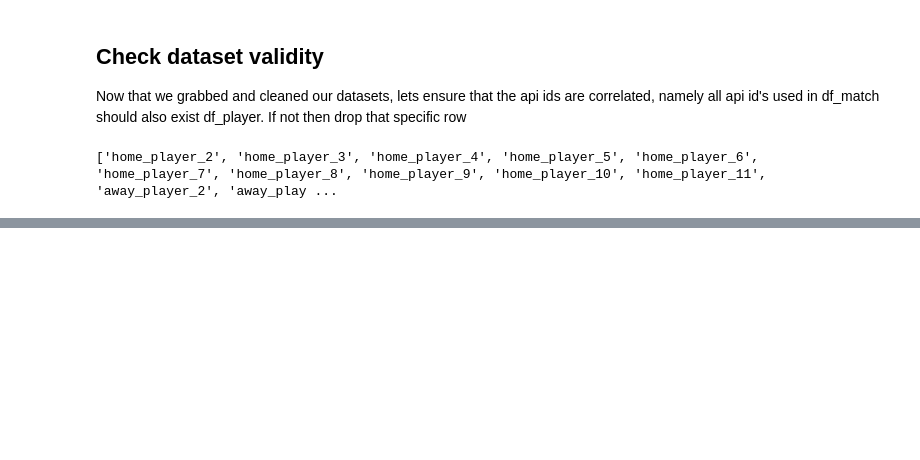
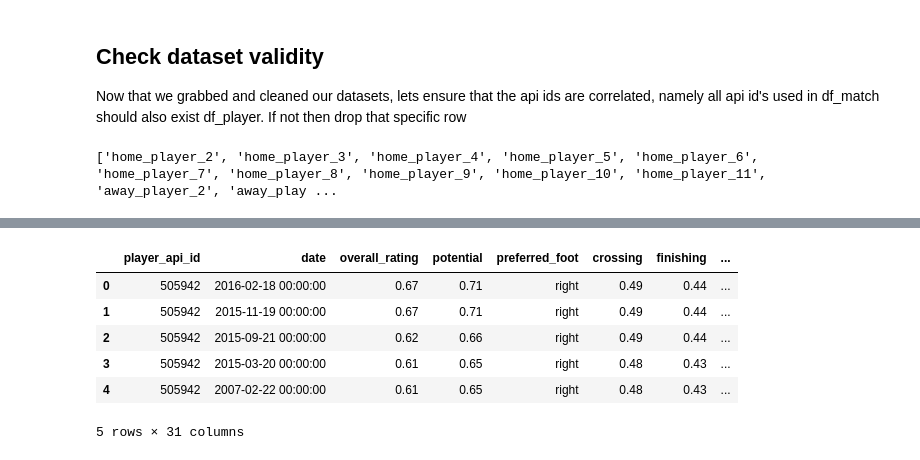
Before and after one commit to astog/soccer-predictor, a Jupyter notebook: match_wplayer_stats.ipynb, the cells around one changed output, grey strips where cells are left out. Cells and saved outputs as stored; diff of their text form; code cells hidden in the pictures; blank space fills up the shorter version.

```diff
--- a/match_wplayer_stats.ipynb
+++ b/match_wplayer_stats.ipynb
@@ -84,0 +250,15 @@ df_player.isna().sum()
+# %%
+# Just drop work_rate columns, since some rows related to it are dirty
+drop_cols = ['attacking_work_rate', 'defensive_work_rate']
+df_player.drop(drop_cols, axis=1, inplace=True)
+# %%
+df_player.drop('id', axis=1, inplace=True)
+df_player.head()
+# %% [output]
+|  | player_api_id | date | overall_rating | potential | preferred_foot | crossing | finishing | ... |
+| 0 | 505942 | 2016-02-18 00:00:00 | 0.67 | 0.71 | right | 0.49 | 0.44 | ... |
+| 1 | 505942 | 2015-11-19 00:00:00 | 0.67 | 0.71 | right | 0.49 | 0.44 | ... |
+| 2 | 505942 | 2015-09-21 00:00:00 | 0.62 | 0.66 | right | 0.49 | 0.44 | ... |
+| 3 | 505942 | 2015-03-20 00:00:00 | 0.61 | 0.65 | right | 0.48 | 0.43 | ... |
+| 4 | 505942 | 2007-02-22 00:00:00 | 0.61 | 0.65 | right | 0.48 | 0.43 | ... |
+5 rows × 31 columns
```
Also changed, not shown: parts of 23 cells of this notebook, 9 other files.
